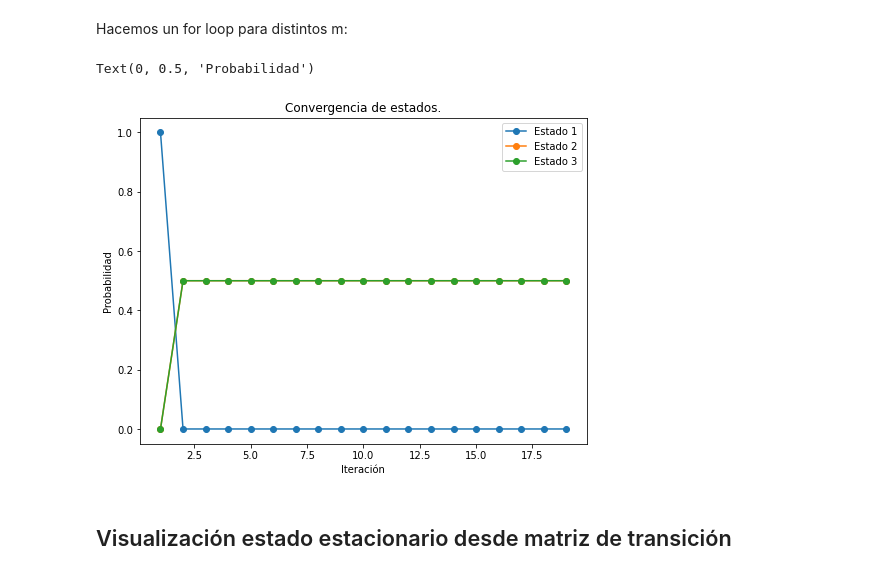
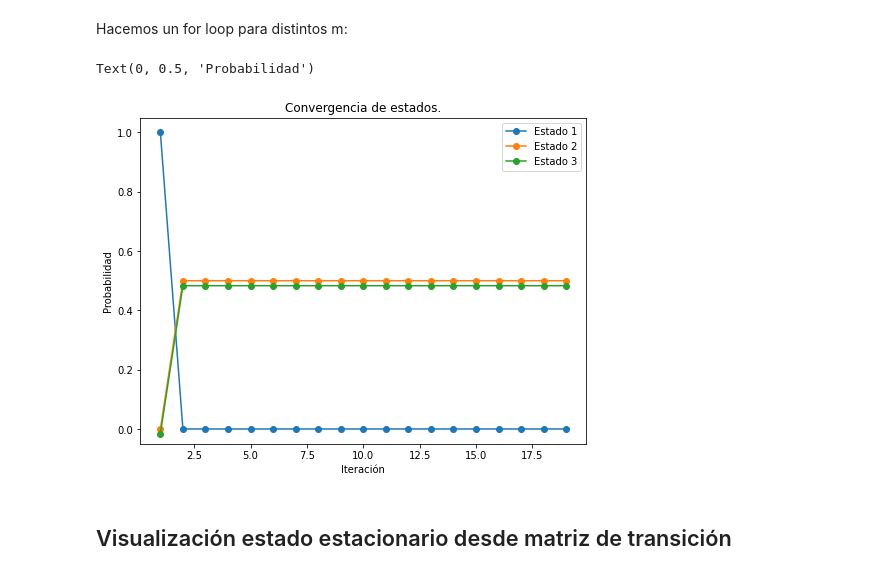
Before and after one commit to investigacion-operativa-utn/invo.py, a Jupyter notebook: markov/teoria/TEO_markov-estacionario/estacionario.ipynb, the cells around one changed output. Drawn from its saved outputs; the diff is of its cells as text; code cells hidden in the pictures.

Commit message:
fix estado estacionario plots

```diff
--- a/markov/teoria/TEO_markov-estacionario/estacionario.ipynb
+++ b/markov/teoria/TEO_markov-estacionario/estacionario.ipynb
@@ -48,37 +49,38 @@ Hacemos un for loop para distintos m:
 # %%
 # Cantidad de pasos:
 m_tot = 20
 
 # Generación del vector inicial p_0:
 p_0 = np.array([1.0, 0.0, 0.0])
 
 # vectores para guardar estados:
 estado_a = [p_0[0]]
 estado_b = [p_0[1]]
 estado_c = [p_0[2]]
 
 # For loop:
 for m in range(2, m_tot):
 
     p_m = calcular_estado_futuro(m, p_0)
 
     # guardamos estados:
     estado_a.append(p_m[0])
     estado_b.append(p_m[1])
     estado_c.append(p_m[2])
 
 # Plotteamos estados:
-plt.subplots(figsize=(8, 6))
-plt.plot(range(1, m_tot), estado_a, marker='o', label='Estado 1')
-plt.plot(range(1, m_tot), estado_b, marker='o', label='Estado 2')
-plt.plot(range(1, m_tot), estado_c, marker='o', label='Estado 3')
-plt.title('Convergencia de estados.')
+fig, ax = plt.subplots(figsize=(8, 6))
+tr = mtrans.offset_copy(ax.transData, fig=fig, x=0.0, y=-5, units='points')
+ax.plot(range(1, m_tot), estado_a, marker='o', label='Estado 1')
+ax.plot(range(1, m_tot), estado_b, marker='o', label='Estado 2')
+ax.plot(range(1, m_tot), estado_c, marker='o', label='Estado 3', transform=tr)
+ax.set_title('Convergencia de estados.')
 plt.legend()
-plt.xlabel('Iteración')
-plt.ylabel('Probabilidad')
+ax.set_xlabel('Iteración')
+ax.set_ylabel('Probabilidad')
 # %% [output]
 Text(0, 0.5, 'Probabilidad')
-[figure, old version]
+[figure, new version]
 # %% [markdown]
 ## Visualización estado estacionario desde matriz de transición
 # %%
```
Also changed, not shown: parts of 1 cell of this notebook, 1 other file.
